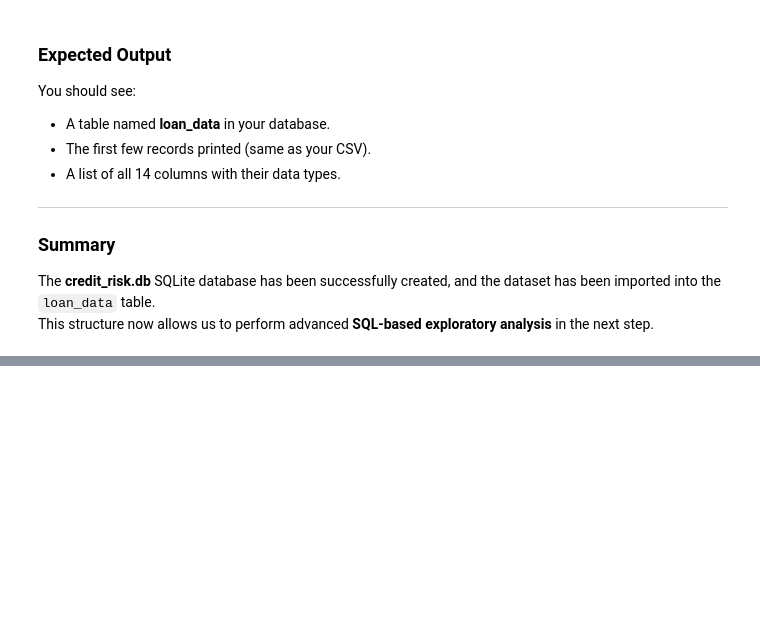
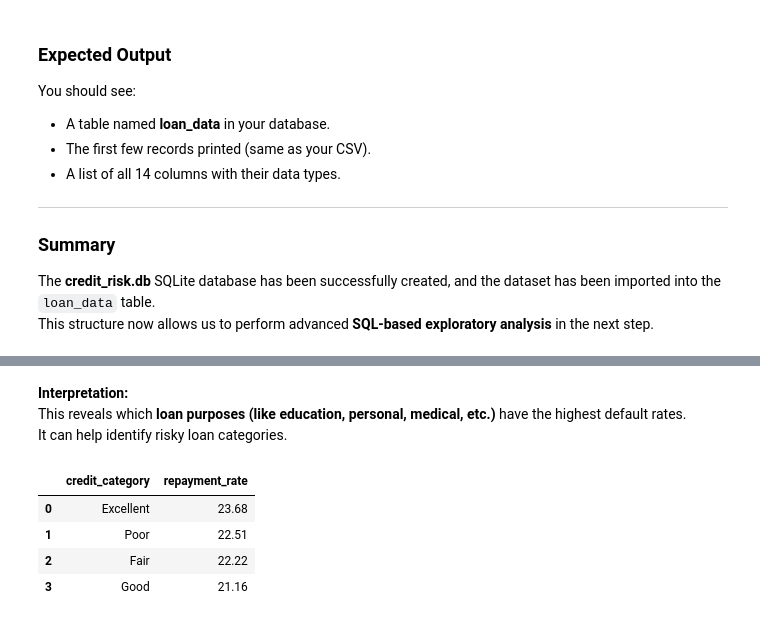
Before and after one commit to LinetLydia/Bank_Loans_Analysis, a Jupyter notebook: bank_loan.ipynb, the cells around one changed output, grey strips where cells are left out. Saved outputs shown, nothing was run; the diff lists cells and outputs as text; code cells hidden in the pictures; blank space fills up the shorter version.

```diff
--- a/bank_loan.ipynb
+++ b/bank_loan.ipynb
@@ -259,0 +308,28 @@ This structure now allows us to perform advanced **SQL-based exploratory analysi
+# %% [markdown]
+**Interpretation:**
+This reveals which **loan purposes (like education, personal, medical, etc.)** have the highest default rates.
+It can help identify risky loan categories.
+# %%
+# Step 4.3: Credit score category and repayment rate
+
+query = """
+SELECT
+    CASE
+        WHEN credit_score < 600 THEN 'Poor'
+        WHEN credit_score BETWEEN 600 AND 699 THEN 'Fair'
+        WHEN credit_score BETWEEN 700 AND 749 THEN 'Good'
+        ELSE 'Excellent'
+    END AS credit_category,
+    ROUND(AVG(loan_status) * 100, 2) AS repayment_rate
+FROM loan_data
+GROUP BY credit_category
+ORDER BY repayment_rate DESC;
+"""
+
+pd.read_sql_query(query, conn)
+# %% [output]
+|  | credit_category | repayment_rate |
+| 0 | Excellent | 23.68 |
+| 1 | Poor | 22.51 |
+| 2 | Fair | 22.22 |
+| 3 | Good | 21.16 |
```
Also changed, not shown: parts of 12 cells of this notebook.
